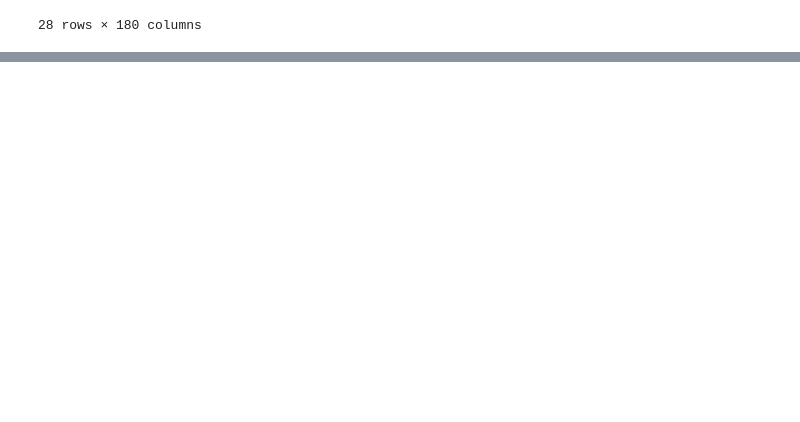
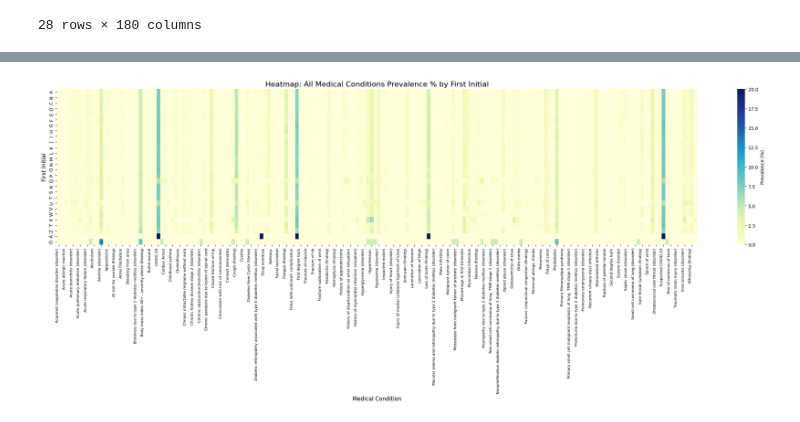
Before and after one commit to IGardocki/First-Initial-vs-Medical-Conditions, a Jupyter notebook: First_vs_medical_conditions.ipynb, the cells around one changed output, grey strips where cells are left out. Drawn from its saved outputs; the diff is of its cells as text; code cells hidden in the pictures; blank space fills up the shorter version.

```diff
--- a/First_vs_medical_conditions.ipynb
+++ b/First_vs_medical_conditions.ipynb
@@ -106,0 +83,7 @@ Name: A, dtype: int64
+# %%
+# Calculate percentage of each initial that has a specific condition
+# Divide each row by its total, giving you a 'Rate' per initial
+matrix_pct = matrix.div(matrix.sum(axis=1), axis=0) * 100
+
+# top 10 most common conditions for initial 'A' by percentage
+print(matrix_pct.loc['A'].sort_values(ascending=False).head(10))
@@ -106,0 +103,18 @@ Name: A, dtype: int64
+# %%
+import seaborn as sns
+import matplotlib.pyplot as plt
+
+# use data normalized by initial
+subset_matrix = matrix_pct
+
+plt.figure(figsize=(25, 10))
+sns.heatmap(subset_matrix, annot=False, cmap="YlGnBu", cbar_kws={'label': 'Prevalence (%)'})
+
+plt.title("Heatmap: All Medical Conditions Prevalence % by First Initial", fontsize=16)
+plt.xlabel("Medical Condition", fontsize=12)
+plt.ylabel("First Initial", fontsize=12)
+plt.xticks(rotation=90, ha='right', fontsize=8)
+plt.tight_layout()
+plt.show()
+# %% [output]
+[figure, added]
```
Also changed, not shown: parts of 22 cells of this notebook.
